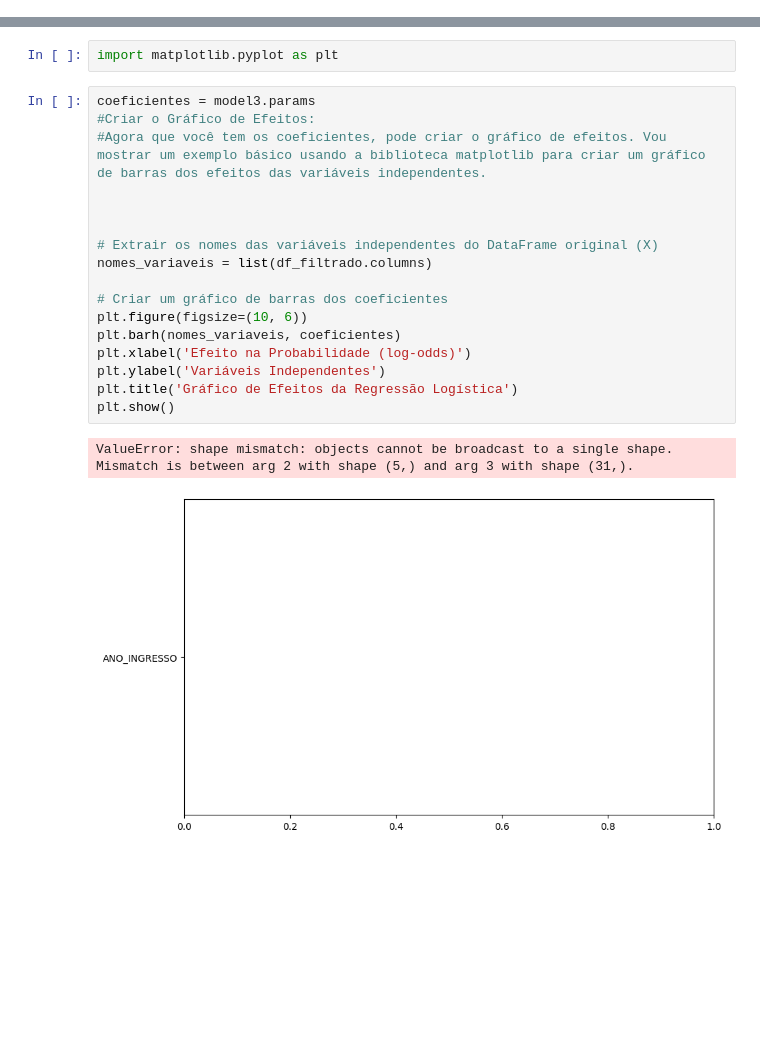
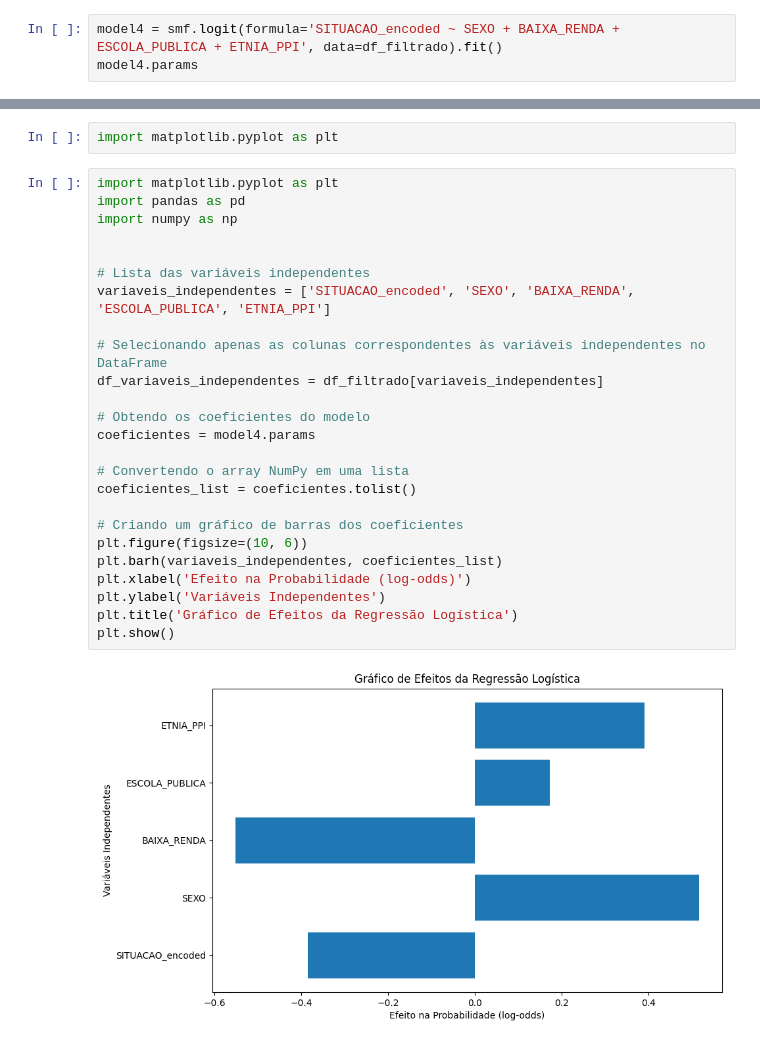
Before and after one commit to heliomacedofilho/projetos-do-bootcamp-analise-de-dados-enap-2023, a Jupyter notebook: analise_da_evasao_estudantil/projeto_final_THAIS.ipynb, the cells around one changed output, grey strips where cells are left out. Cells and saved outputs as stored; diff of their text form; blank space fills up the shorter version.

Commit message:
tentativa de fazer um gráfico de regressão

```diff
--- a/analise_da_evasao_estudantil/projeto_final_THAIS.ipynb
+++ b/analise_da_evasao_estudantil/projeto_final_THAIS.ipynb
@@ -489,0 +504,3 @@ Logit Regression Results
+# %%
+model4 = smf.logit(formula='SITUACAO_encoded ~ SEXO + BAIXA_RENDA + ESCOLA_PUBLICA + ETNIA_PPI', data=df_filtrado).fit()
+model4.params
@@ -490,22 +534,29 @@ Logit Regression Results
 # %%
 import matplotlib.pyplot as plt
-# %%
-coeficientes = model3.params
-#Criar o Gráfico de Efeitos:
-#Agora que você tem os coeficientes, pode criar o gráfico de efeitos. Vou mostrar um exemplo básico usando a biblioteca matplotlib para criar um gráfico de barras dos efeitos das variáveis independentes.
-
-
-
-# Extrair os nomes das variáveis independentes do DataFrame original (X)
-nomes_variaveis = list(df_filtrado.columns)
-
-# Criar um gráfico de barras dos coeficientes
-plt.figure(figsize=(10, 6))
-plt.barh(nomes_variaveis, coeficientes)
-plt.xlabel('Efeito na Probabilidade (log-odds)')
-plt.ylabel('Variáveis Independentes')
-plt.title('Gráfico de Efeitos da Regressão Logística')
-plt.show()
-# %% [output]
-ValueError: shape mismatch: objects cannot be broadcast to a single shape.  Mismatch is between arg 2 with shape (5,) and arg 3 with shape (31,).
-[figure, removed]
+# %%
+import matplotlib.pyplot as plt
+import pandas as pd
+import numpy as np
+
+
+# Lista das variáveis independentes
+variaveis_independentes = ['SITUACAO_encoded', 'SEXO', 'BAIXA_RENDA', 'ESCOLA_PUBLICA', 'ETNIA_PPI']
+
+# Selecionando apenas as colunas correspondentes às variáveis independentes no DataFrame
+df_variaveis_independentes = df_filtrado[variaveis_independentes]
+
+# Obtendo os coeficientes do modelo
+coeficientes = model4.params
+
+# Convertendo o array NumPy em uma lista
+coeficientes_list = coeficientes.tolist()
+
+# Criando um gráfico de barras dos coeficientes
+plt.figure(figsize=(10, 6))
+plt.barh(variaveis_independentes, coeficientes_list)
+plt.xlabel('Efeito na Probabilidade (log-odds)')
+plt.ylabel('Variáveis Independentes')
+plt.title('Gráfico de Efeitos da Regressão Logística')
+plt.show()
+# %% [output]
+[figure, added]
```
Also changed, not shown: parts of 6 cells of this notebook, 1 other file.
